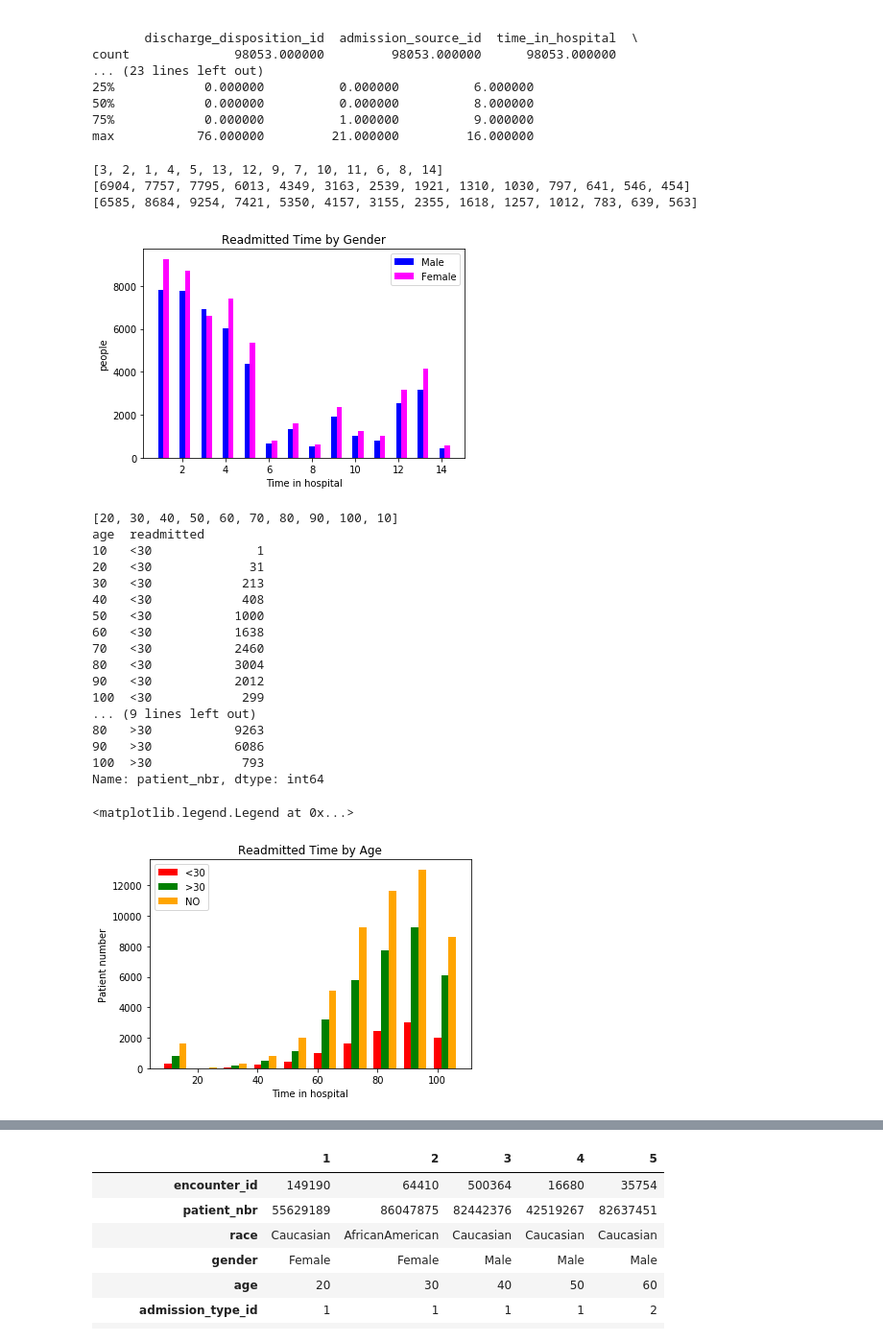
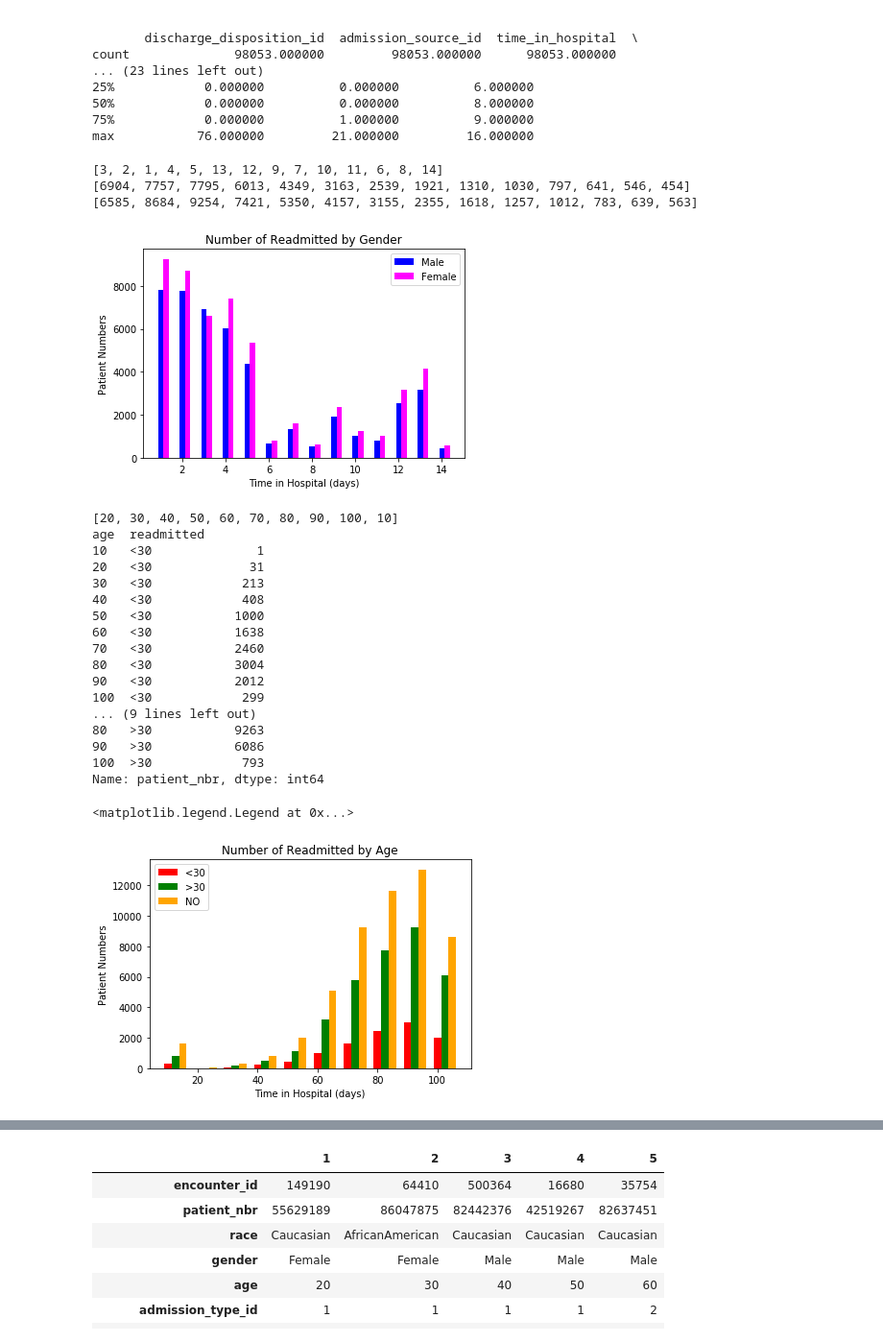
Before and after one commit to MaiaNgo/ds-project-01, a Jupyter notebook: maia/cleaning_data_and_visualization.ipynb, the cells around one changed output, grey strips where cells are left out. Shown at 96% size. Cells and saved outputs as stored; diff of their text form; code cells hidden in the pictures.

```diff
--- a/maia/cleaning_data_and_visualization.ipynb
+++ b/maia/cleaning_data_and_visualization.ipynb
@@ -455,37 +455,37 @@ max           76.000000         21.000000         16.000000
 # %%
 # visualize readmitted count by gender
 df.groupby(['time_in_hospital', 'gender'])['patient_nbr'].count()
 x = list(df['time_in_hospital'].unique())
 y_male = list(df.loc[:][df['gender'] == 'Male'].groupby(['time_in_hospital', 'gender'])['patient_nbr'].count())
 y_female = list(df.loc[:][df['gender'] == 'Female'].groupby(['time_in_hospital', 'gender'])['patient_nbr'].count())
 
 print(x)
 print(y_male)
 print(y_female)
 
 # Use plot() function to create a plot using above values on both x and y coordinates. Add a label.
 width = 0.25 #try to show separately as many column as possible
 #plt.bar(x, y_male, label='Male')
 plt.bar(x, y_male, width, color='blue', label='Male')
 plt.bar([i + width for i in x], y_female, width, color='magenta', label='Female')
 
 # Add labels for x and y axes
-plt.xlabel('Time in hospital')
-plt.ylabel('people')
+plt.xlabel('Time in Hospital (days)')
+plt.ylabel('Patient Numbers')
 
 # Add a title for the plot
-plt.title('Readmitted Time by Gender')
+plt.title('Number of Readmitted by Gender')
 
 # Add a legend to the plot with legend() in lower right corner
 plt.legend()
 
 # Output the final plot
 plt.show()
 # %% [output]
 [3, 2, 1, 4, 5, 13, 12, 9, 7, 10, 11, 6, 8, 14]
 [6904, 7757, 7795, 6013, 4349, 3163, 2539, 1921, 1310, 1030, 797, 641, 546, 454]
 [6585, 8684, 9254, 7421, 5350, 4157, 3155, 2355, 1618, 1257, 1012, 783, 639, 563]
-[figure, old version]
+[figure, new version]
 # %%
 # visualize readmitted count by gender
 df.groupby(['age', 'readmitted'])['patient_nbr'].count()
@@ -505,11 +505,11 @@ plt.bar([i + width for i in x], y_2, width, color='green', label='>30')
 plt.bar([i + width*2 for i in x], y_3, width, color='orange', label='NO')
 
 # Add labels for x and y axes
-plt.xlabel('Time in hospital')
-plt.ylabel('Patient number')
+plt.xlabel('Time in Hospital (days)')
+plt.ylabel('Patient Numbers')
 
 # Add a title for the plot
-plt.title('Readmitted Time by Age')
+plt.title('Number of Readmitted by Age')
 
 # Add a legend to the plot with legend() in lower right corner
 plt.legend()
@@ -535,7 +535,7 @@ age  readmitted
 100  >30            793
 Name: patient_nbr, dtype: int64
 <matplotlib.legend.Legend at 0x...>
-[figure, old version]
+[figure, new version]
 # %%
 # get all rows with 'readmit' is True, then groupby 'diag_1' to count number of readmit
 # then, convert to a dictionary
```
Also changed, not shown: parts of 3 cells of this notebook.
